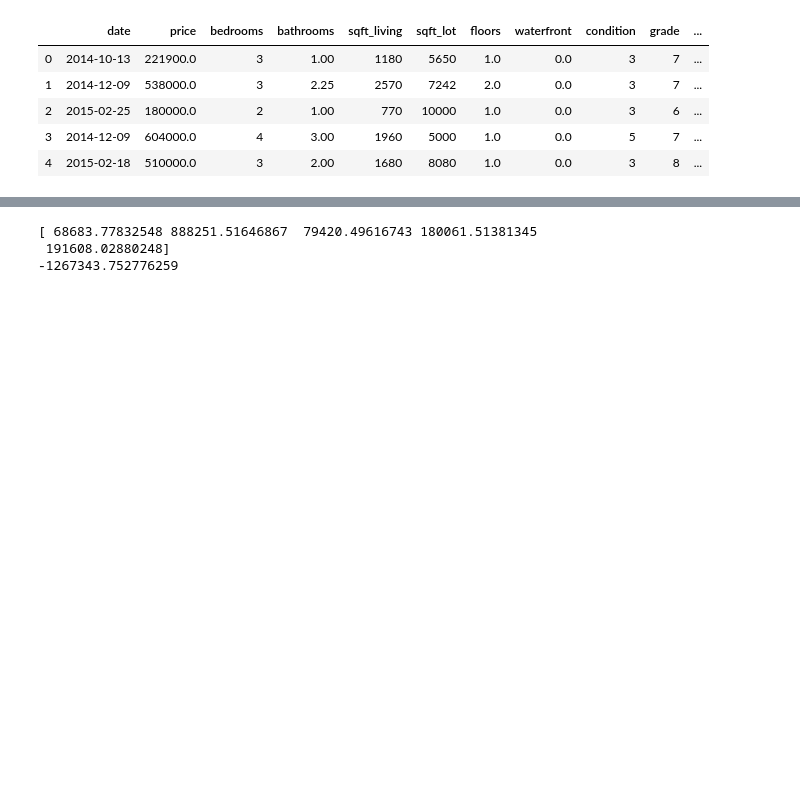
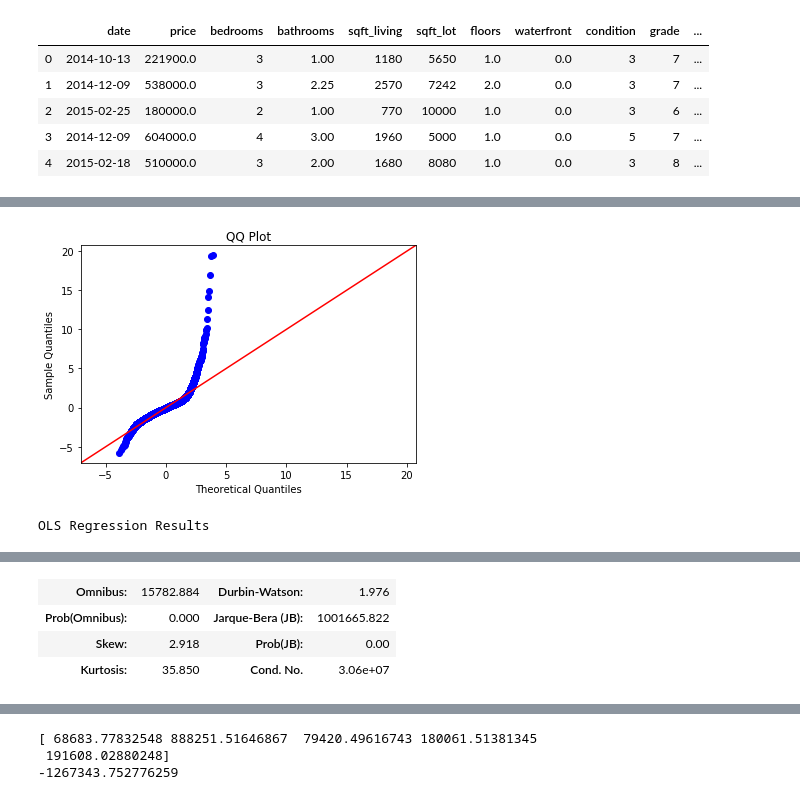
Before and after one commit to EricaSG/dsc-mod-2-project-v2-1-onl01-dtsc-ft-041320, a Jupyter notebook: student.ipynb, the cells around one changed output, grey strips where cells are left out. Saved outputs shown, nothing was run; the diff lists cells and outputs as text; code cells hidden in the pictures; blank space fills up the shorter version.

```diff
--- a/student.ipynb
+++ b/student.ipynb
@@ -1469,13 +1337,0 @@ strong multicollinearity or other numerical problems.
-# %%
-dfwithout_date = df.drop(['date', 'sqft_above', 'sqft_basement', 'zipcode'], axis=1)
-#Date was removed because the Linear regression can't work with datetime objects, and 'sqft_above', 'sqft_basement', 'zipcode' had p_value > 0.05
-import statsmodels.api as sm
-from statsmodels.formula.api import ols
-
-a = 'price'
-b = dfwithout_date.drop(a, axis=1)
-pred_sum = '+'.join(b.columns)
-f = a+'~'+pred_sum
-
-model = ols(formula=f, data=dfwithout_date).fit()
-model.summary()
@@ -1513,0 +1338,60 @@ strong multicollinearity or other numerical problems.
+# %%
+def fullRegressionAnalysis(b, df, a='price'):
+    '''a: str Dependent variable column name
+        b: List of str Independent variable columns
+        df: dataframe Dataframe to analyze
+
+        First line of regression analysis between the dependent variable and a single independent variable in a dataFrame
+
+        Returns
+        R-squared value
+        Intercept
+        Slope
+        P-Value
+        JB Score & Probability of JB
+        Statistical signfigance
+        Rejection of normal distribution of errors
+        Scatter plot with Line of Best Fit
+        Regression plots for column2 vs. model
+        QQ plot
+        Model Summary Statistics'''
+
+
+    b = df.drop(a, axis=1)
+    pred_sum = '+'.join(b.columns)
+    f = a+'~'+pred_sum
+    model = ols(formula=f, data=df).fit()
+    print (b, 'vs.', a)
+    print ('R-Squared:',model.rsquared)
+    print ('Intercept:',model.params[0])
+    print ('Slope:',model.params[1])
+    print ('P-Value:',round(model.pvalues[1],4))
+    print ('JB Score:',sms.jarque_bera(model.resid)[0], 'Probability:', sms.jarque_bera(model.resid)[1])
+    if model.pvalues[1] <= 0.05:
+        print('  *',b,'HAS a statistically significant relationship to',a)
+    else:
+        print('  *',b,'DOES NOT HAVE a statistically significant relationship to',a)
+    if sms.jarque_bera(model.resid)[0] >= 6 and sms.jarque_bera(model.resid)[1] <= 0.05:
+        print('  * We REJECT the normal distribution of the model errors')
+        #The code errors in this block- We'll need to trouble shootto get the rest to execute
+#     X_new = pd.DataFrame([norm_df.min(), norm_df.max()]);
+#     preds = model.predict(X_new)
+#     data.plot(kind='scatter', x=b, y=a, title='Line of Best Fit');
+#     plt.plot(X_new, preds, c='red', linewidth=2);
+#     plt.show()
+#     fig = plt.figure(figsize=(15,8))
+#     fig = sm.graphics.plot_regress_exog(model, b, fig=fig)
+#     plt.show()
+    residuals = model.resid
+    fig = sm.graphics.qqplot(residuals, dist=stats.norm, line='45', fit=True)
+    plt.title('QQ Plot')
+    plt.show()
+    return model.summary()
+
+a = 'price'
+b = ['bedrooms', 'bathrooms', 'sqft_living', 'sqft_lot', 'floors',
+       'waterfront', 'condition', 'grade', 'yr_built', 'yr_renovated',
+       'is_renovated']
+
+fullRegressionAnalysis(a=a, b=b, df=dfwithout_date )
+# %% [output]
@@ -1513,0 +1415,2 @@ strong multicollinearity or other numerical problems.
+[figure, added]
+OLS Regression Results
@@ -1513,0 +1439,4 @@ strong multicollinearity or other numerical problems.
+| Omnibus: | 15782.884 | Durbin-Watson: | 1.976 |
+| Prob(Omnibus): | 0.000 | Jarque-Bera (JB): | 1001665.822 |
+| Skew: | 2.918 | Prob(JB): | 0.00 |
+| Kurtosis: | 35.850 | Cond. No. | 3.06e+07 |
```
Also changed, not shown: parts of 31 cells of this notebook.
